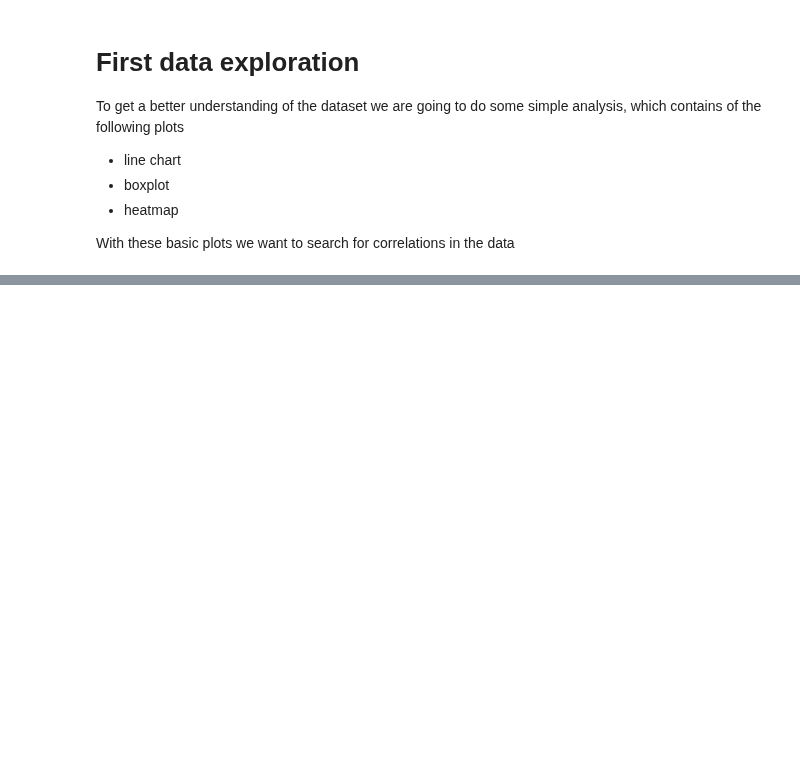
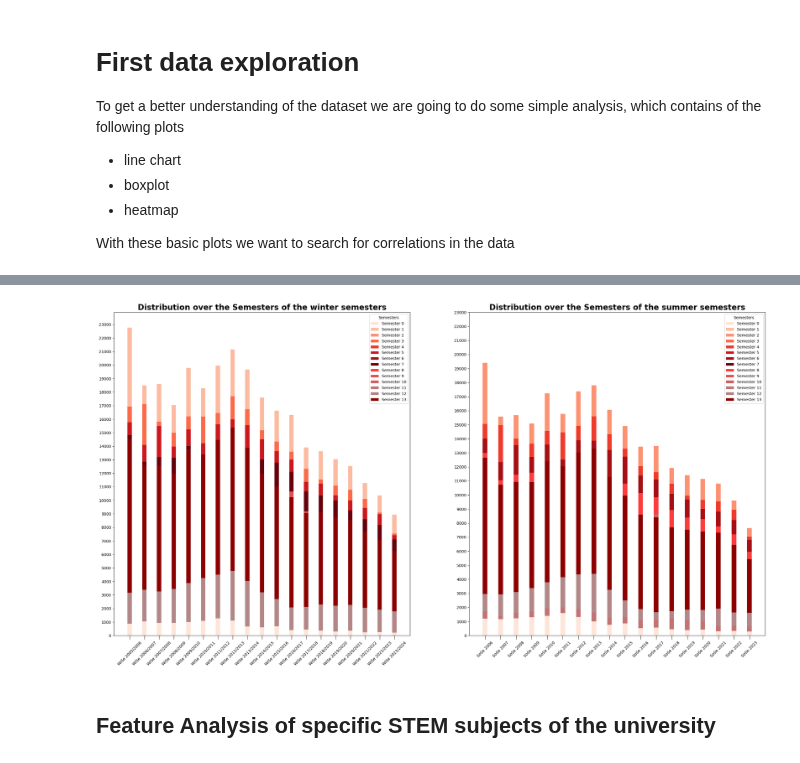
Before and after one commit to mxs01/AnalysingStudentDevelopment, a Jupyter notebook: code/students_data_per_semester.ipynb, the cells around one changed output, grey strips where cells are left out. Cells and saved outputs as stored; diff of their text form; code cells hidden in the pictures; blank space fills up the shorter version.

```diff
--- a/code/students_data_per_semester.ipynb
+++ b/code/students_data_per_semester.ipynb
@@ -77,0 +142,25 @@ fig, ax = plt.subplots()
+# %%
+winterSemesterPattern = re.compile(r"WiSe.*")
+summerSemesterPattern = re.compile(r"SoSe.*")
+
+summerSemester = [summerData for summerData in years if re.match(summerSemesterPattern, summerData)]
+winterSemester = [winterData for winterData in years if re.match(winterSemesterPattern, winterData)]
+
+
+fig, ax = plt.subplots(1,2,figsize=(30,15))
+
+createBarPlot(winterSemester,ax[0])
+createBarPlot(summerSemester,ax[1])
+legendWithoutDuplicateLabels(ax[0])
+legendWithoutDuplicateLabels(ax[1])
+
+ax[0].set_title("Distribution over the Semesters of the winter semesters", size=20, fontweight='bold')
+ax[0].tick_params(axis='x',rotation=45, right='right', size=10)
+ax[0].set_yticks(np.arange(0,24000,1000));
+ax[1].set_title("Distribution over the Semesters of the summer semesters", size=20,fontweight='bold')
+ax[1].tick_params(axis='x',rotation=45, right='right', size=10)
+ax[1].set_yticks(np.arange(0,24000,1000));
+# %% [output]
+[figure, added]
+# %% [markdown]
+## Feature Analysis of specific STEM subjects of the university
```
Also changed, not shown: parts of 7 cells of this notebook.
